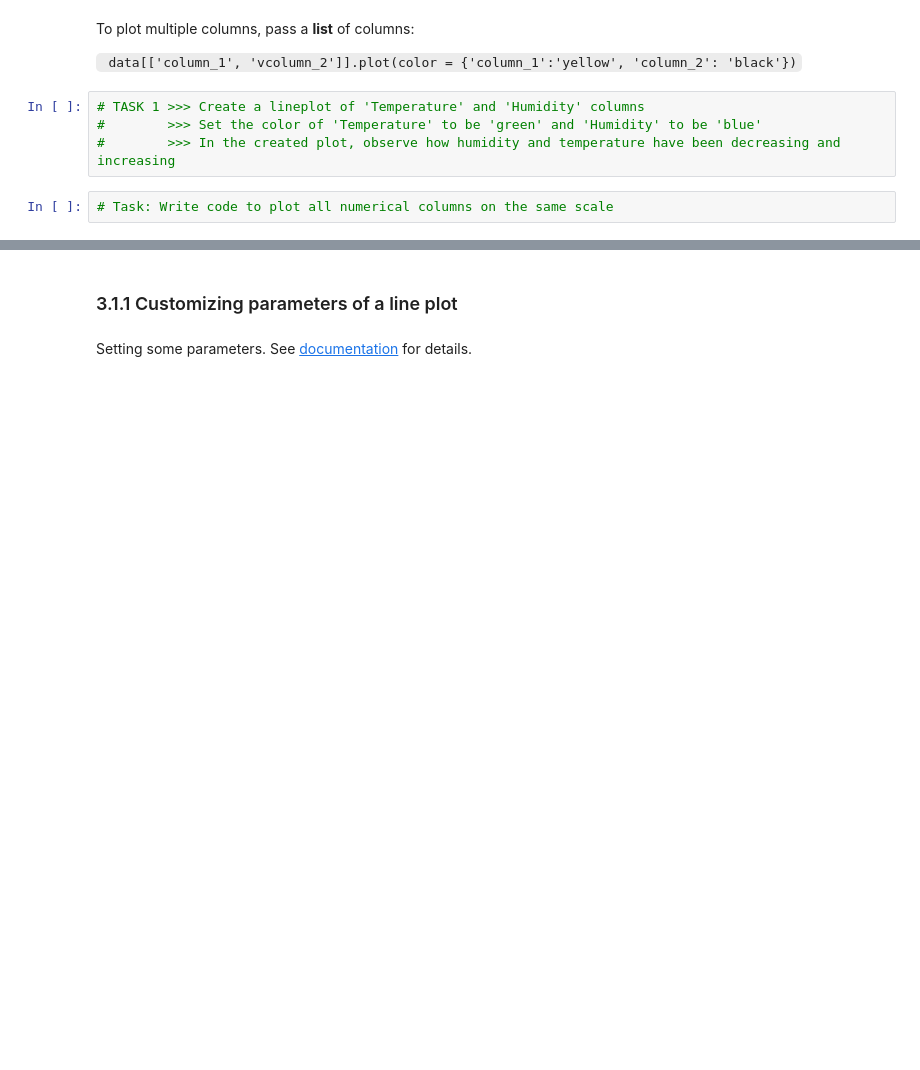
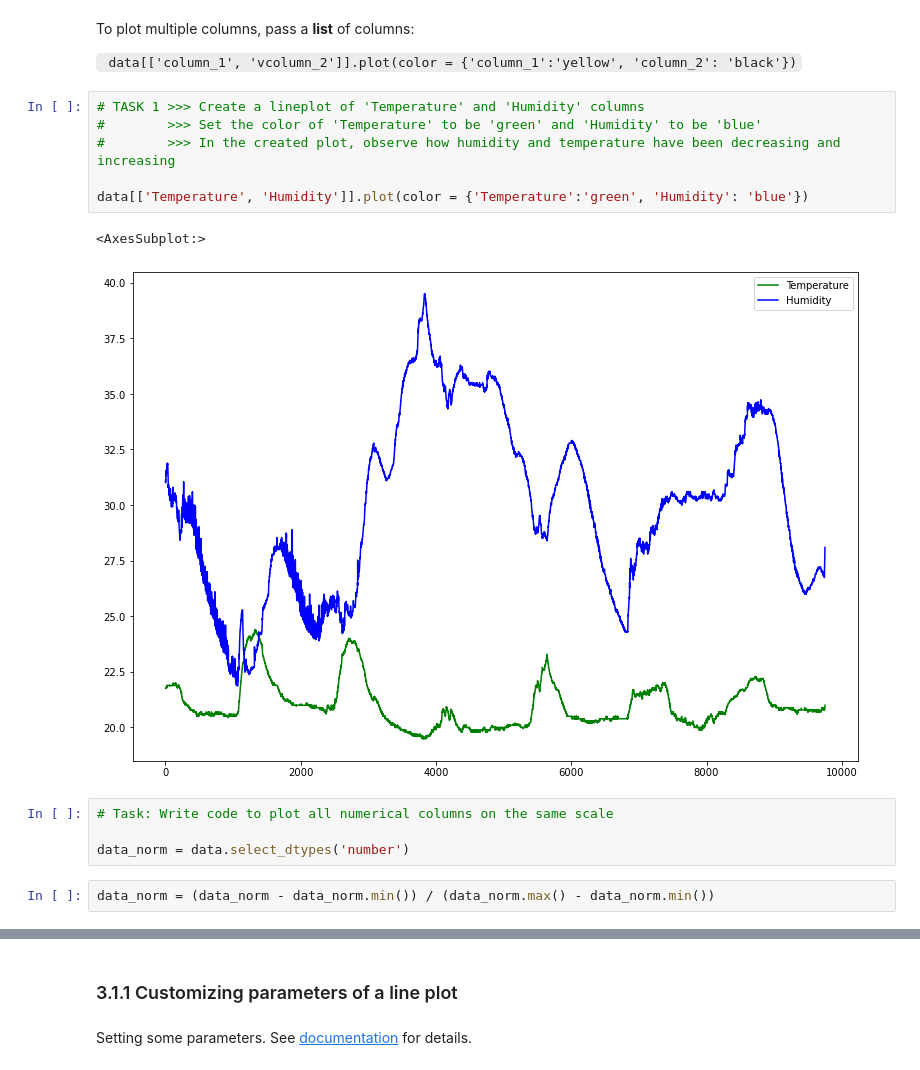
Before and after one commit to thomasstxyz/fhb-mcce-aktt1-teja-aktt2-jupyter-1, a Jupyter notebook: notebooks/3 Visualizing using Pandas-posted.ipynb, the cells around one changed output, grey strips where cells are left out. Cells and saved outputs as stored; diff of their text form; blank space fills up the shorter version.

Commit message:
Visualizing Pandas notebook done!
Signed-off-by: Thomas Stadler <thomas@thomasst.xyz>

```diff
--- a/notebooks/3 Visualizing using Pandas-posted.ipynb
+++ b/notebooks/3 Visualizing using Pandas-posted.ipynb
@@ -76,6 +112,15 @@ To plot multiple columns, pass a **list** of columns:
 # %%
 # TASK 1 >>> Create a lineplot of 'Temperature' and 'Humidity' columns
 #        >>> Set the color of 'Temperature' to be 'green' and 'Humidity' to be 'blue'
 #        >>> In the created plot, observe how humidity and temperature have been decreasing and increasing
+
+data[['Temperature', 'Humidity']].plot(color = {'Temperature':'green', 'Humidity': 'blue'})
+# %% [output]
+<AxesSubplot:>
+[figure, added]
 # %%
 # Task: Write code to plot all numerical columns on the same scale
+
+data_norm = data.select_dtypes('number')
+# %%
+data_norm = (data_norm - data_norm.min()) / (data_norm.max() - data_norm.min())
```
Also changed, not shown: parts of 37 cells of this notebook, 1 other file.
